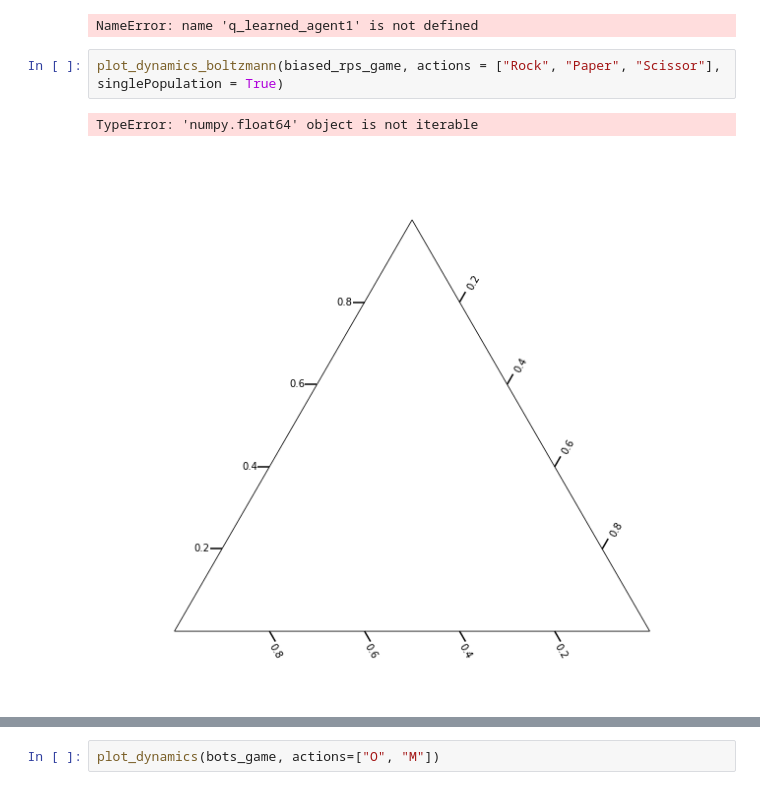
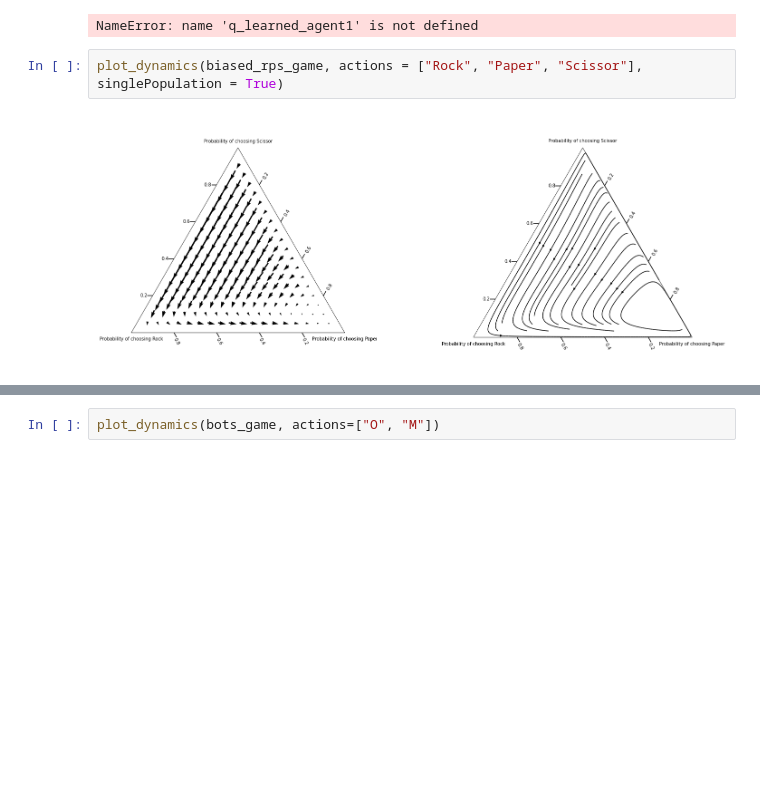
Before and after one commit to rubenponsaers/ml_project, a Jupyter notebook: code/task2.ipynb, the cells around one changed output, grey strips where cells are left out. Drawn from its saved outputs; the diff is of its cells as text; blank space fills up the shorter version.

Commit message:
matrix games for 3x3

```diff
--- a/code/task2.ipynb
+++ b/code/task2.ipynb
@@ -190,10 +190,9 @@ play_game(sg_game, q_learned_agent1, random_agent.RandomAgent(player_id=1, num_a
 # %% [output]
 NameError: name 'q_learned_agent1' is not defined
 # %%
-plot_dynamics_boltzmann(biased_rps_game, actions = ["Rock", "Paper", "Scissor"], singlePopulation = True)
+plot_dynamics(biased_rps_game, actions = ["Rock", "Paper", "Scissor"], singlePopulation = True)
 # %% [output]
-TypeError: 'numpy.float64' object is not iterable
-[figure, old version]
+[figure, new version]
 # %%
 plot_dynamics(dg_game, actions=["A", "B"])
 # %% [output]
```
Also changed, not shown: parts of 1 cell of this notebook, 2 other files.
